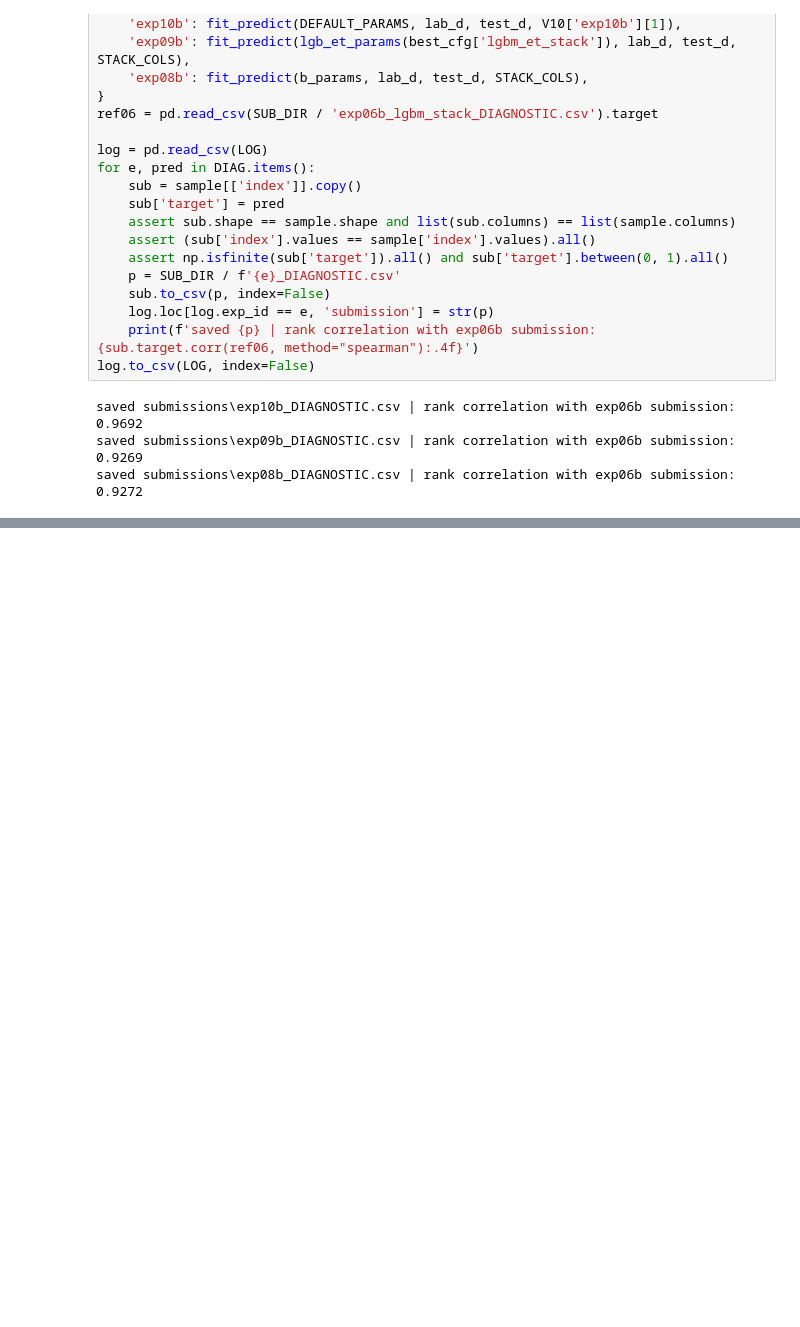
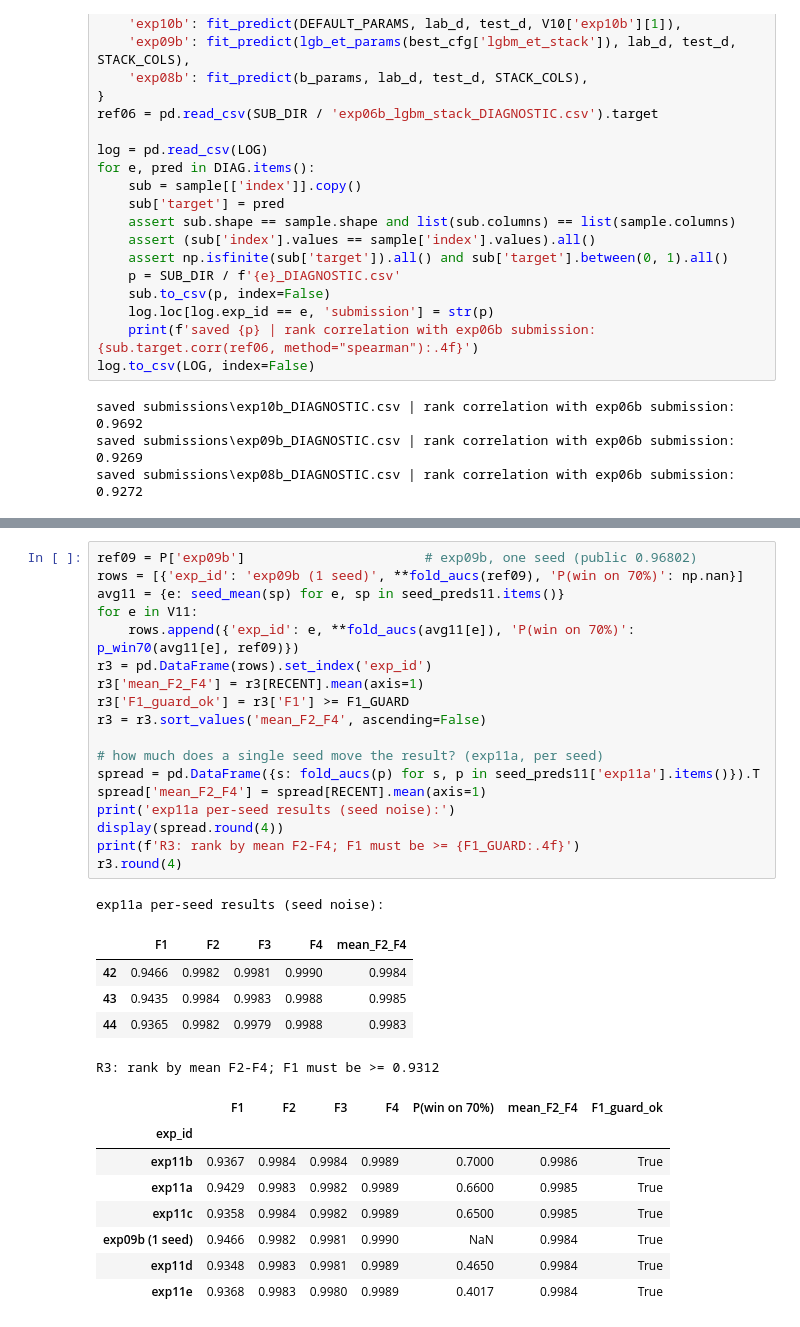
Before and after one commit to tanbeng123/bt4012-e1139091-kaggle-2026, a Jupyter notebook: bt4012_solution.ipynb, the cells around one changed output, grey strips where cells are left out. Saved outputs shown, nothing was run; the diff lists cells and outputs as text; blank space fills up the shorter version.

Commit message:
Section 16: rule R3, seed-averaged exp09b variants, simulated private splits

```diff
--- a/bt4012_solution.ipynb
+++ b/bt4012_solution.ipynb
@@ -1452,0 +1544,33 @@ saved submissions\exp08b_DIAGNOSTIC.csv | rank correlation with exp06b submissio
+# %%
+ref09 = P['exp09b']                       # exp09b, one seed (public 0.96802)
+rows = [{'exp_id': 'exp09b (1 seed)', **fold_aucs(ref09), 'P(win on 70%)': np.nan}]
+avg11 = {e: seed_mean(sp) for e, sp in seed_preds11.items()}
+for e in V11:
+    rows.append({'exp_id': e, **fold_aucs(avg11[e]), 'P(win on 70%)': p_win70(avg11[e], ref09)})
+r3 = pd.DataFrame(rows).set_index('exp_id')
+r3['mean_F2_F4'] = r3[RECENT].mean(axis=1)
+r3['F1_guard_ok'] = r3['F1'] >= F1_GUARD
+r3 = r3.sort_values('mean_F2_F4', ascending=False)
+
+# how much does a single seed move the result? (exp11a, per seed)
+spread = pd.DataFrame({s: fold_aucs(p) for s, p in seed_preds11['exp11a'].items()}).T
+spread['mean_F2_F4'] = spread[RECENT].mean(axis=1)
+print('exp11a per-seed results (seed noise):')
+display(spread.round(4))
+print(f'R3: rank by mean F2-F4; F1 must be >= {F1_GUARD:.4f}')
+r3.round(4)
+# %% [output]
+exp11a per-seed results (seed noise):
+|  | F1 | F2 | F3 | F4 | mean_F2_F4 |
+| 42 | 0.9466 | 0.9982 | 0.9981 | 0.9990 | 0.9984 |
+| 43 | 0.9435 | 0.9984 | 0.9983 | 0.9988 | 0.9985 |
+| 44 | 0.9365 | 0.9982 | 0.9979 | 0.9988 | 0.9983 |
+R3: rank by mean F2-F4; F1 must be >= 0.9312
+|  | F1 | F2 | F3 | F4 | P(win on 70%) | mean_F2_F4 | F1_guard_ok |
+| exp_id |  |  |  |  |  |  |  |
+| exp11b | 0.9367 | 0.9984 | 0.9984 | 0.9989 | 0.7000 | 0.9986 | True |
+| exp11a | 0.9429 | 0.9983 | 0.9982 | 0.9989 | 0.6600 | 0.9985 | True |
+| exp11c | 0.9358 | 0.9984 | 0.9982 | 0.9989 | 0.6500 | 0.9985 | True |
+| exp09b (1 seed) | 0.9466 | 0.9982 | 0.9981 | 0.9990 | NaN | 0.9984 | True |
+| exp11d | 0.9348 | 0.9983 | 0.9981 | 0.9989 | 0.4650 | 0.9984 | True |
+| exp11e | 0.9368 | 0.9983 | 0.9980 | 0.9989 | 0.4017 | 0.9984 | True |
```
Also changed, not shown: parts of 15 cells of this notebook, 4 other files.
